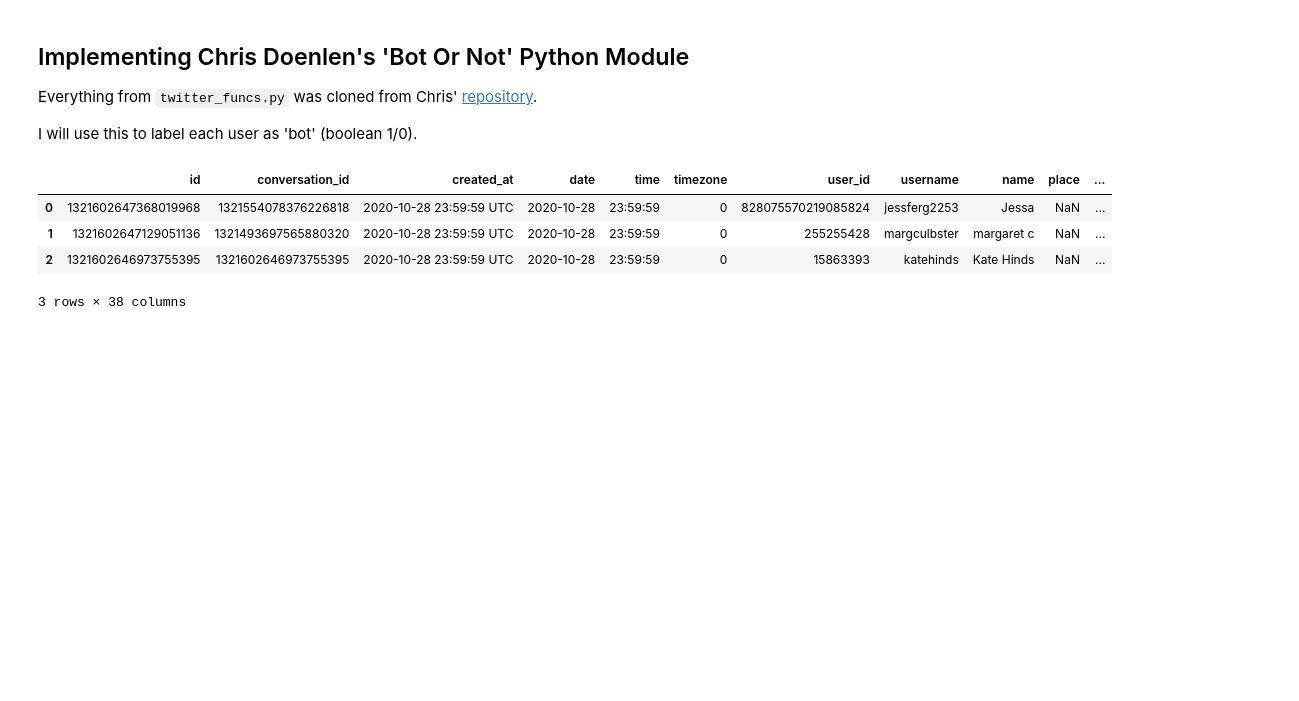
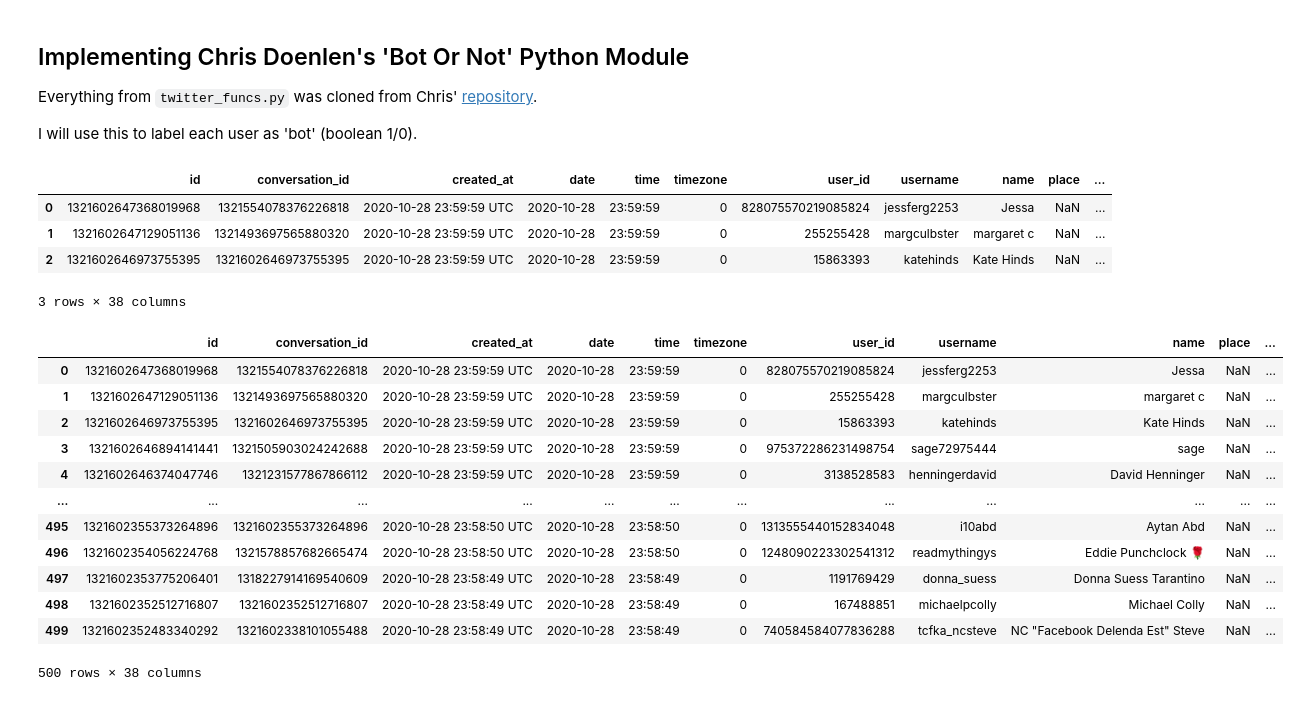
Before and after one commit to edubu2/metis-project4, a Jupyter notebook: code/twitter_api_scratchpad.ipynb, the cells around one changed output. Saved outputs shown, nothing was run; the diff lists cells and outputs as text; code cells hidden in the pictures; blank space fills up the shorter version.

```diff
--- a/code/twitter_api_scratchpad.ipynb
+++ b/code/twitter_api_scratchpad.ipynb
@@ -11,7 +12,7 @@ from twitter_funcs import *
 # %%
 tweets = pd.read_pickle("pickle/df_t_raw.pick")
 # %%
-data = tweets[:2000]
+data = deepcopy(tweets[:500])
 # %%
 data.head(3)
 # %% [output]
@@ -20,6 +21,22 @@ data.head(3)
 | 1 | 1321602647129051136 | 1321493697565880320 | 2020-10-28 23:59:59 UTC | 2020-10-28 | 23:59:59 | 0 | 255255428 | margculbster | margaret c | NaN | ... |
 | 2 | 1321602646973755395 | 1321602646973755395 | 2020-10-28 23:59:59 UTC | 2020-10-28 | 23:59:59 | 0 | 15863393 | katehinds | Kate Hinds | NaN | ... |
 3 rows × 38 columns
+# %%
+data
+# %% [output]
+|  | id | conversation_id | created_at | date | time | timezone | user_id | username | name | place | ... |
+| 0 | 1321602647368019968 | 1321554078376226818 | 2020-10-28 23:59:59 UTC | 2020-10-28 | 23:59:59 | 0 | 828075570219085824 | jessferg2253 | Jessa | NaN | ... |
+| 1 | 1321602647129051136 | 1321493697565880320 | 2020-10-28 23:59:59 UTC | 2020-10-28 | 23:59:59 | 0 | 255255428 | margculbster | margaret c | NaN | ... |
+| 2 | 1321602646973755395 | 1321602646973755395 | 2020-10-28 23:59:59 UTC | 2020-10-28 | 23:59:59 | 0 | 15863393 | katehinds | Kate Hinds | NaN | ... |
+| 3 | 1321602646894141441 | 1321505903024242688 | 2020-10-28 23:59:59 UTC | 2020-10-28 | 23:59:59 | 0 | 975372286231498754 | sage72975444 | sage | NaN | ... |
+| 4 | 1321602646374047746 | 1321231577867866112 | 2020-10-28 23:59:59 UTC | 2020-10-28 | 23:59:59 | 0 | 3138528583 | henningerdavid | David Henninger | NaN | ... |
+| ... | ... | ... | ... | ... | ... | ... | ... | ... | ... | ... | ... |
+| 495 | 1321602355373264896 | 1321602355373264896 | 2020-10-28 23:58:50 UTC | 2020-10-28 | 23:58:50 | 0 | 1313555440152834048 | i10abd | Aytan Abd | NaN | ... |
+| 496 | 1321602354056224768 | 1321578857682665474 | 2020-10-28 23:58:50 UTC | 2020-10-28 | 23:58:50 | 0 | 1248090223302541312 | readmythingys | Eddie Punchclock 🌹 | NaN | ... |
+| 497 | 1321602353775206401 | 1318227914169540609 | 2020-10-28 23:58:49 UTC | 2020-10-28 | 23:58:49 | 0 | 1191769429 | donna_suess | Donna Suess Tarantino | NaN | ... |
+| 498 | 1321602352512716807 | 1321602352512716807 | 2020-10-28 23:58:49 UTC | 2020-10-28 | 23:58:49 | 0 | 167488851 | michaelpcolly | Michael Colly | NaN | ... |
+| 499 | 1321602352483340292 | 1321602338101055488 | 2020-10-28 23:58:49 UTC | 2020-10-28 | 23:58:49 | 0 | 740584584077836288 | tcfka_ncsteve | NC "Facebook Delenda Est" Steve | NaN | ... |
+500 rows × 38 columns
 # %%
 bot_probas = {}
 
```
Also changed, not shown: parts of 12 cells of this notebook, 3 other files.
